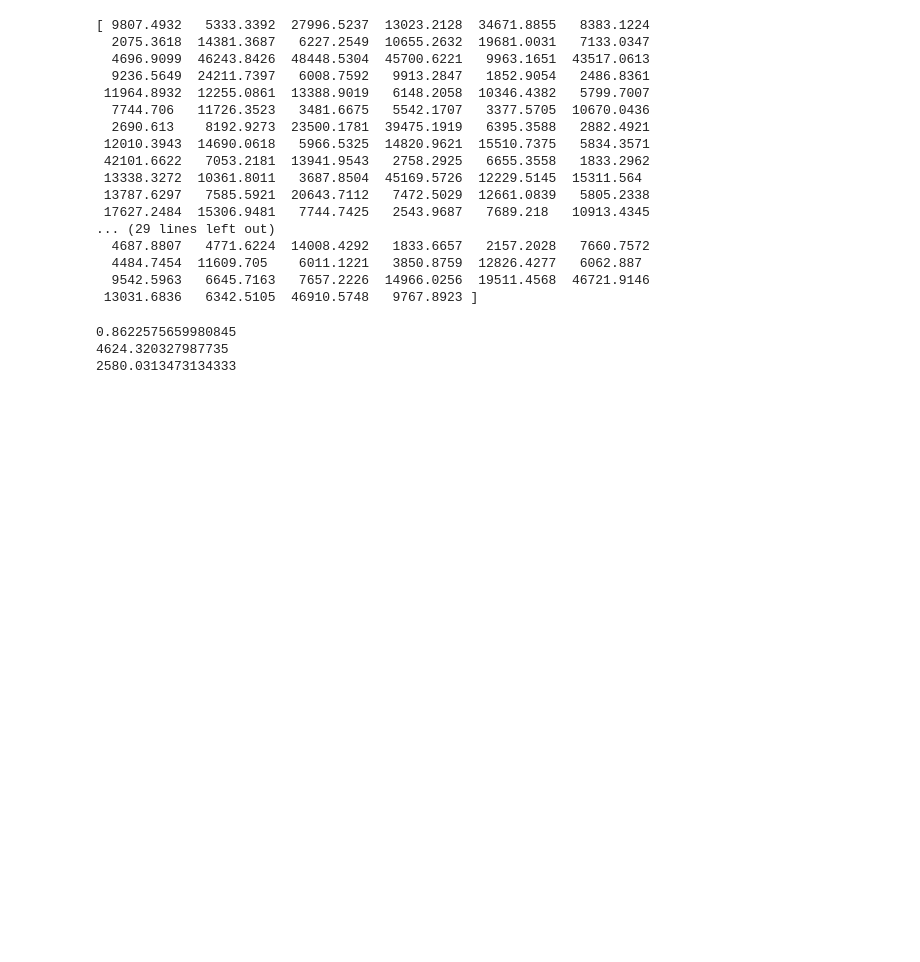
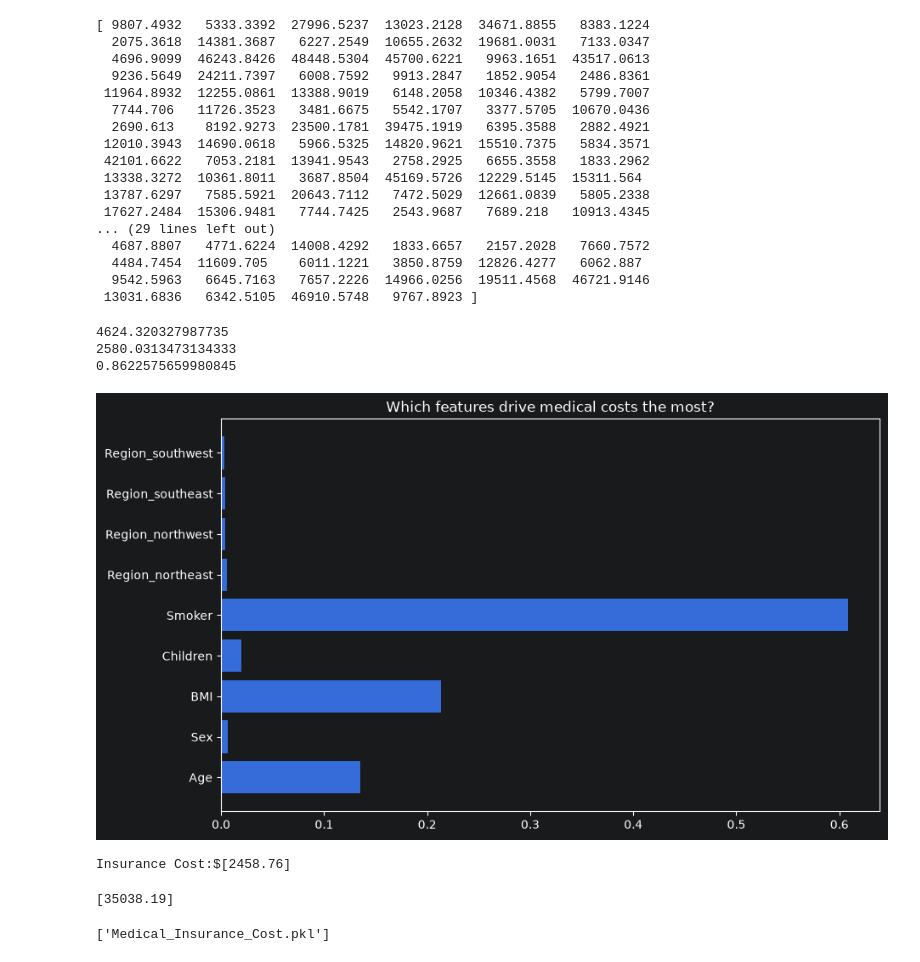
Before and after one commit to Thecular/ML-Practice-Projects, a Jupyter notebook: MachineLearningProject/ML-Insurance.ipynb, the cells around one changed output. Drawn from its saved outputs; the diff is of its cells as text; code cells hidden in the pictures; blank space fills up the shorter version.

```diff
--- a/MachineLearningProject/ML-Insurance.ipynb
+++ b/MachineLearningProject/ML-Insurance.ipynb
@@ -216,10 +164,13 @@ memory usage: 68.1 KB
 # %%
 #Assign variables.
 
-x = insurance[['Age','Sex','BMI','Children','Smoker','northeast','northwest','southeast','southwest']]
+x = insurance.drop('Charges', axis = 1)
 y = insurance['Charges']
 
+#Split the dataset
 x_train,x_test,y_train,y_test = train_test_split(x,y,train_size=0.8,test_size=0.2,random_state=42)
 # %%
+#Import the algorithm and name the model.
 from sklearn.ensemble import RandomForestRegressor#don't understand from here down.
-model = RandomForestRegressor(n_estimators=100,random_state=42).fit(x_train,y_train)
+model = (RandomForestRegressor(n_estimators=100,random_state=42))
+model.fit(x_train,y_train)
@@ -253,10 +205,55 @@ rmse = root_mean_squared_error(y_test,y_pred)
 mae = mean_absolute_error(y_test, y_pred)
 r2 = r2_score(y_test, y_pred)
 # %%
-print(r2)
+#Display output
 print(rmse)
 print(mae)
+print(r2)
 # %% [output]
-0.8622575659980845
 4624.320327987735
 2580.0313473134333
+0.8622575659980845
+# %%
+#Feature Importance: this information can also be gotten from the correlation matrix. Does it mean it can be used to cross-check the model? My correlation doesn't match with my feature.
+importances = model.feature_importances_
+feature_names = x.columns
+
+# Visualize: a bit controversy here.
+plt.figure(figsize=(10,6))
+plt.barh(feature_names, importances)
+plt.title("Which features drive medical costs the most?")
+plt.show()
+# %% [output]
+[figure, added]
+# %%
+#Blue-print of the work-flow on a new dataset.
+# 1. Define new person data ie the input containing all the values needed as dictionary.
+new_patient = {'Age': 22,
+               'Sex': 'female',
+               'BMI': 28.5,
+               'Children': 0,
+               'Smoker': 'no',
+               'Region': 'southeast'}
+
+# 2. Convert to a dataframe.
+new_insurance = pd.DataFrame([new_patient])
+
+# 3. Preprocess to match training data.
+# Binary Mapping(Sex and Smoker)
+new_insurance['Sex'] = new_insurance['Sex'].map({'female':1,'male':0})
+new_insurance['Smoker'] = new_insurance['Smoker'].map({'no':0,'yes':1})
+
+# One-hot encoding for region(matching the 4 columns from training)
+new_insurance['Region_northeast'] = (new_insurance['Region'] == 'northeast')
+new_insurance['Region_northwest'] = (new_insurance['Region'] == 'northwest')
+new_insurance['Region_southeast'] = (new_insurance['Region'] == 'southeast')
+new_insurance['Region_southwest'] = (new_insurance['Region'] == 'southwest')
+
+# Drop the original region column so everything will rhyme with the training independent variables.
+new_insurance = new_insurance.drop('Region', axis=1)
+
+# 4. Make prediction on new dataset.
+y_pred = model.predict(new_insurance)
+print(f'Insurance Cost:${y_pred.round(2)}')
+# %% [output]
+Insurance Cost:$[2458.76]
@@ -262,0 +284,12 @@ print(mae)
+# %%
+#Call the function
+insurance_cost = insurance_quote(35,'female',30,0,'yes','northeast')
+print(insurance_cost)
+# %% [output]
+[35038.19]
+# %%
+#Deploying of model
+import joblib
+joblib.dump(model,'Medical_Insurance_Cost.pkl')
+# %% [output]
+['Medical_Insurance_Cost.pkl']
```
Also changed, not shown: parts of 24 cells of this notebook, 2 other files.
